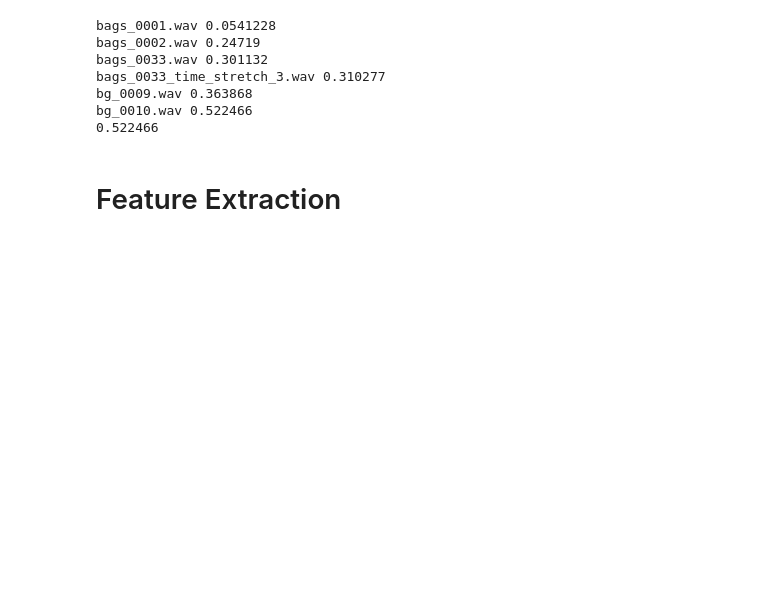
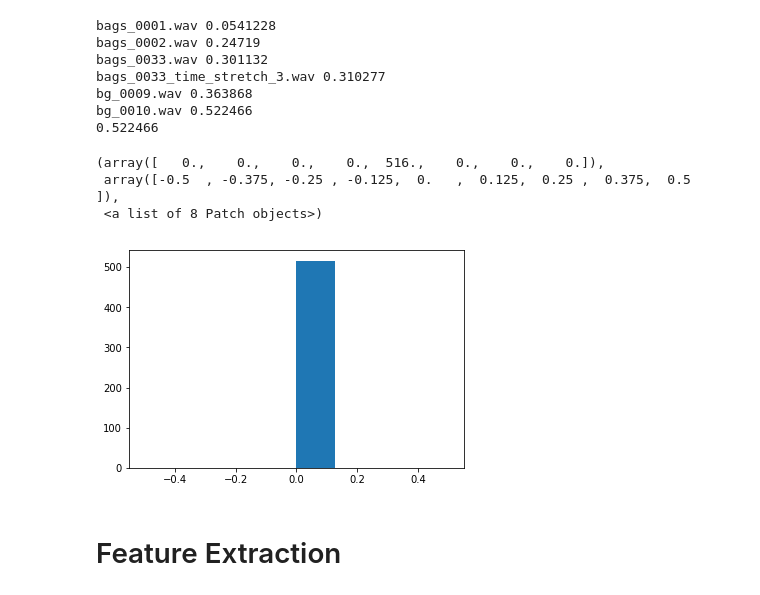
Before and after one commit to ilyailyash/Noise-classification, a Jupyter notebook: Noise classification.ipynb, the cells around one changed output. Drawn from its saved outputs; the diff is of its cells as text; code cells hidden in the pictures; blank space fills up the shorter version.

Commit message:
drop

```diff
--- a/Noise classification.ipynb
+++ b/Noise classification.ipynb
@@ -122,10 +123,12 @@ class AudioReader(object):
             if self.counter % 400 == 0:
                 print (time.time() - self.time,self.counter)
         return self
+# %%
+audio_dir = './data_v_7_stc/audio'
+sr = 16000
+silence_threshold = 8e-4
+drop = False #use zero-size sample at training and predictions
 # %%
-audio_dir = './data_v_7_stc/audio'
-sr = 16000
-silence_threshold = 7e-4
-audio_reader = AudioReader(audio_dir,sr,silence_threshold=silence_threshold)
+audio_reader = AudioReader(audio_dir,sr,silence_threshold=silence_threshold,load_size=None)
 audio_reader.read()
 # %% [output]
@@ -153,6 +156,7 @@ meta.drop(columns=['*','time_start'],inplace=True)
 to = {'background':0,'bags':1,'door':2,'keyboard':3,'knocking_door':4,'ring':5,'speech':6,'tool':7}
 fr = {0:'background',1:'bags',2:'door',3:'keyboard',4:'knocking_door',5:'ring',6:'speech',7:'tool'}
 meta['type'] = meta['type'].map(to)
+mask = np.invert(audio_reader.pred_category)
 # %% [markdown]
 # Choice of silence_threshold
 # %%
@@ -216,6 +220,21 @@ bags_0033_time_stretch_3.wav 0.310277
 bg_0009.wav 0.363868
 bg_0010.wav 0.522466
 0.522466
+# %%
+# hist of threshold sample by catigory
+
+meta2 = meta.set_index('fname')
+files = [0]*len(audio_reader.files)
+for i,f in enumerate(audio_reader.files):
+    files[i]=f.split('/')[-1]
+y_train = np.array(meta2.loc[files]['type'])
+zerro_level = y_train[mask]
+plt.hist(zerro_level,bins = 8)
+# %% [output]
+(array([   0.,    0.,    0.,    0.,  516.,    0.,    0.,    0.]),
+ array([-0.5  , -0.375, -0.25 , -0.125,  0.   ,  0.125,  0.25 ,  0.375,  0.5  ]),
+ <a list of 8 Patch objects>)
+[figure, added]
 # %% [markdown]
 # Feature Extraction
 # %% [markdown]
```
Also changed, not shown: parts of 11 cells of this notebook.
